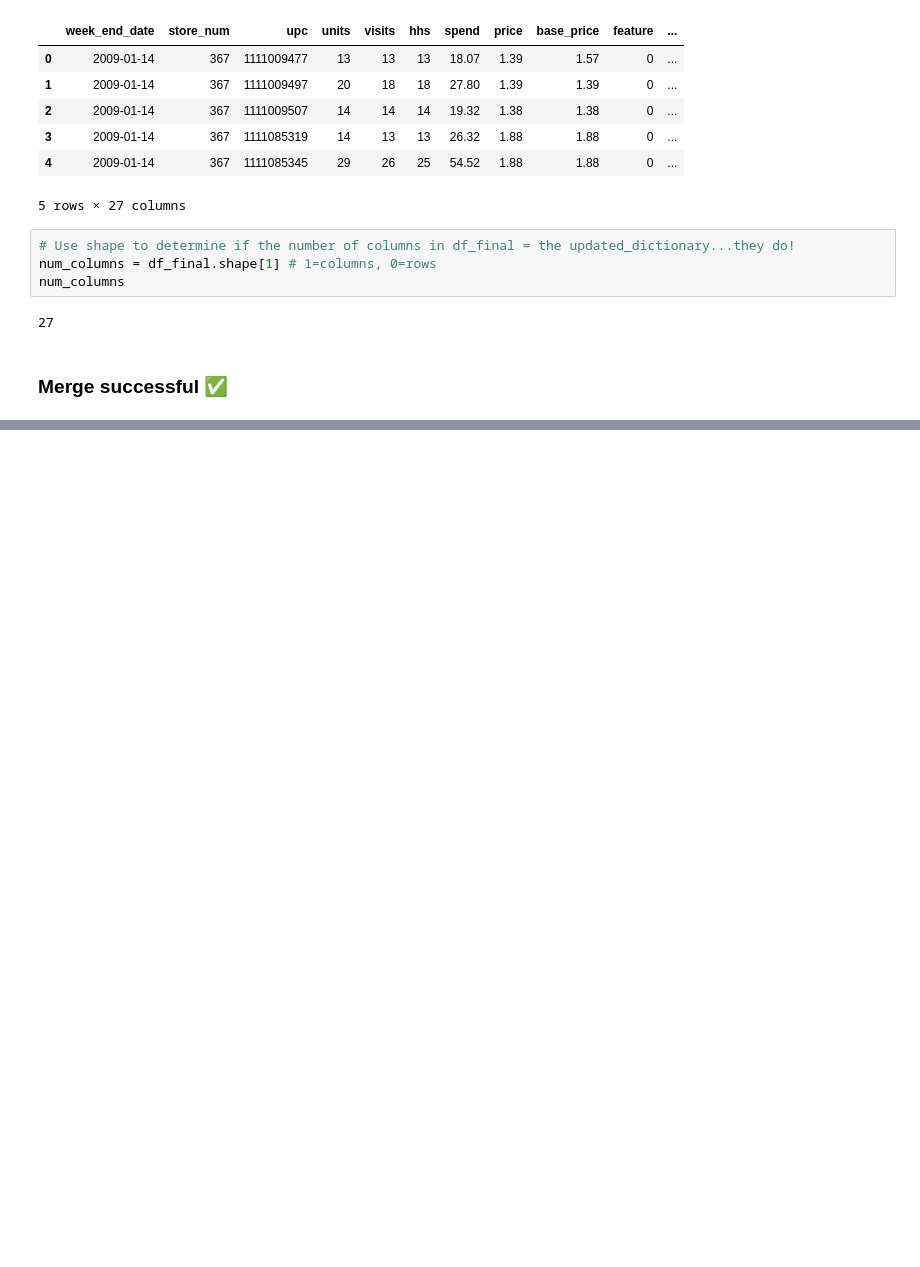
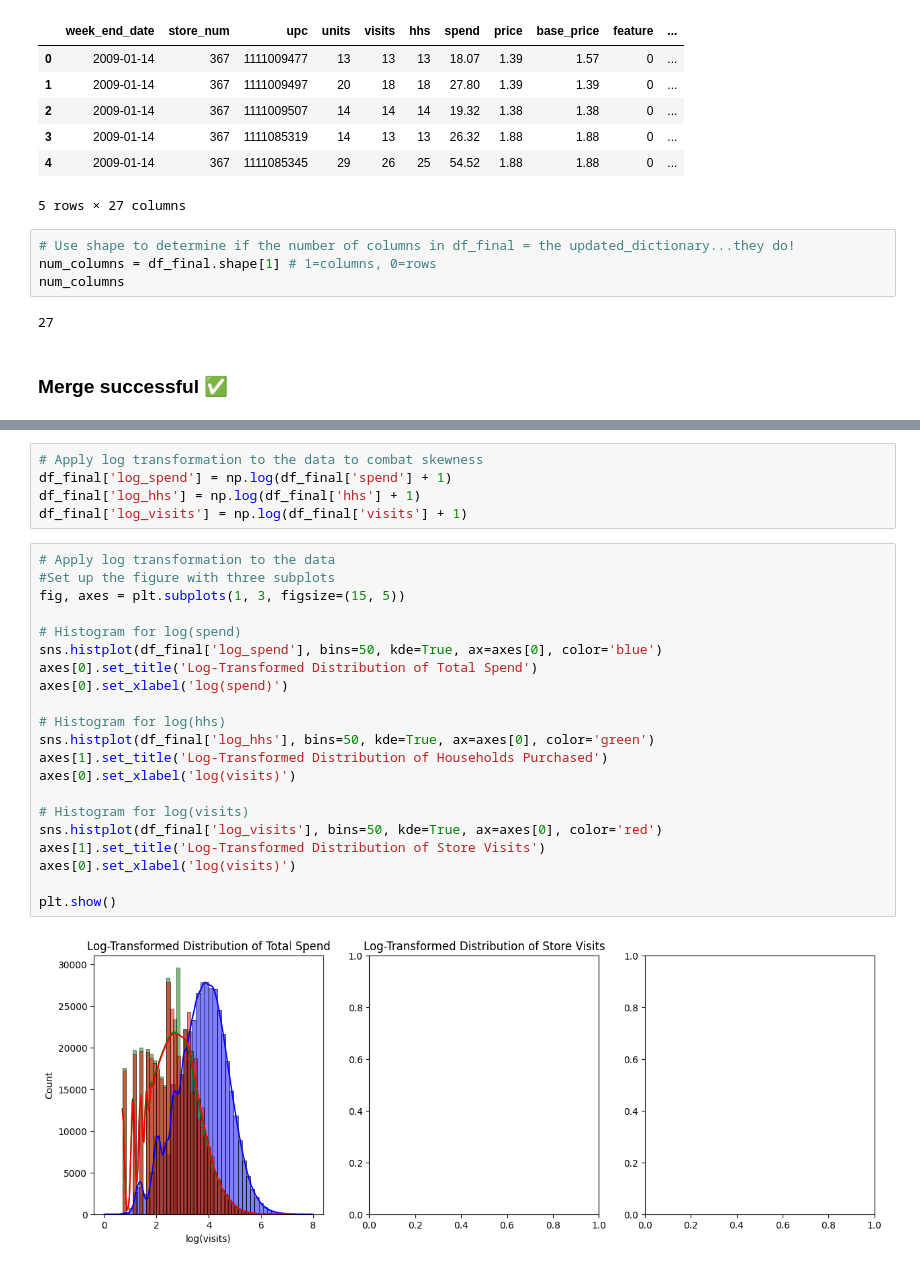
Before and after one commit to burnett013/ISM6137_GRP_Project, a Jupyter notebook: project_grp16_v3.ipynb, the cells around one changed output, grey strips where cells are left out. Saved outputs shown, nothing was run; the diff lists cells and outputs as text; blank space fills up the shorter version.

```diff
--- a/project_grp16_v3.ipynb
+++ b/project_grp16_v3.ipynb
@@ -256,0 +447,28 @@ num_columns
+# %%
+# Apply log transformation to the data to combat skewness
+df_final['log_spend'] = np.log(df_final['spend'] + 1)
+df_final['log_hhs'] = np.log(df_final['hhs'] + 1)
+df_final['log_visits'] = np.log(df_final['visits'] + 1)
+# %%
+# Apply log transformation to the data
+#Set up the figure with three subplots
+fig, axes = plt.subplots(1, 3, figsize=(15, 5))
+
+# Histogram for log(spend)
+sns.histplot(df_final['log_spend'], bins=50, kde=True, ax=axes[0], color='blue')
+axes[0].set_title('Log-Transformed Distribution of Total Spend')
+axes[0].set_xlabel('log(spend)')
+
+# Histogram for log(hhs)
+sns.histplot(df_final['log_hhs'], bins=50, kde=True, ax=axes[0], color='green')
+axes[1].set_title('Log-Transformed Distribution of Households Purchased')
+axes[0].set_xlabel('log(visits)')
+
+# Histogram for log(visits)
+sns.histplot(df_final['log_visits'], bins=50, kde=True, ax=axes[0], color='red')
+axes[1].set_title('Log-Transformed Distribution of Store Visits')
+axes[0].set_xlabel('log(visits)')
+
+plt.show()
+# %% [output]
+[figure, added]
```
Also changed, not shown: parts of 26 cells of this notebook.
